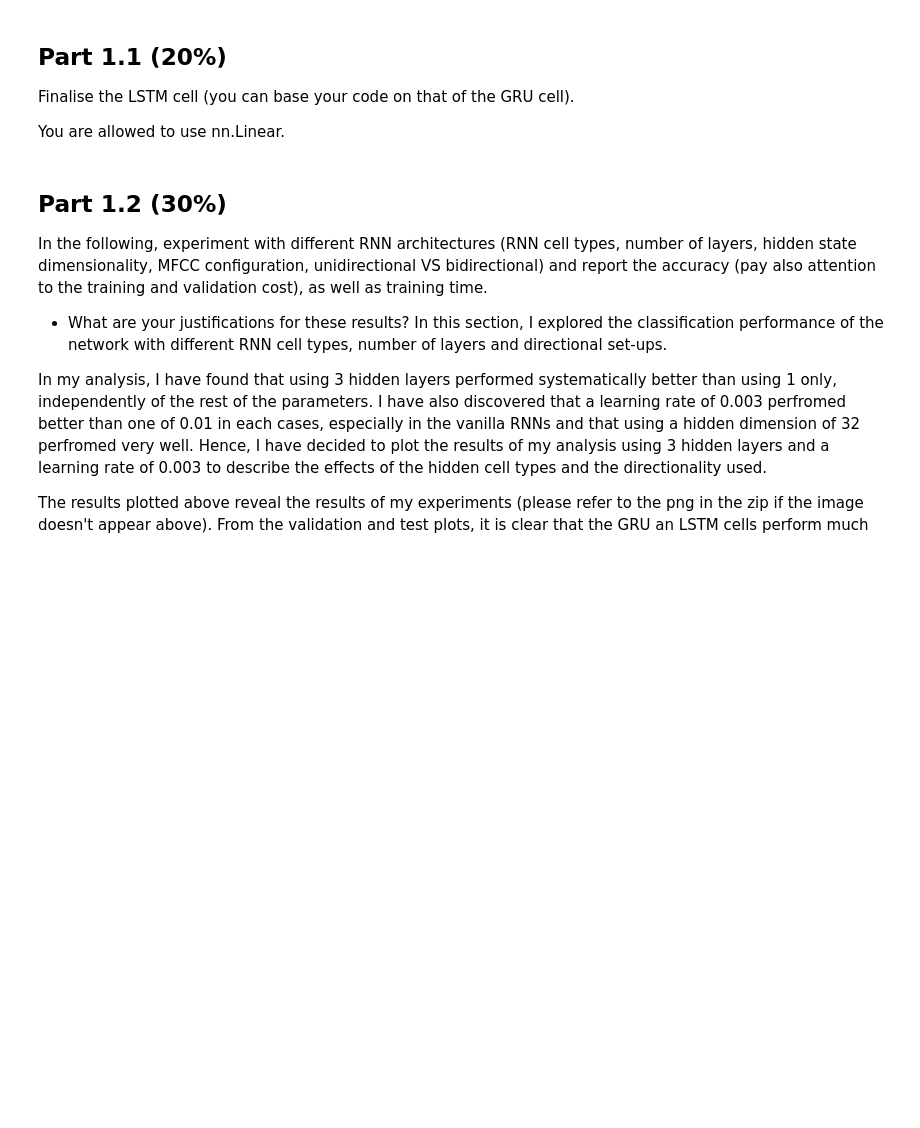
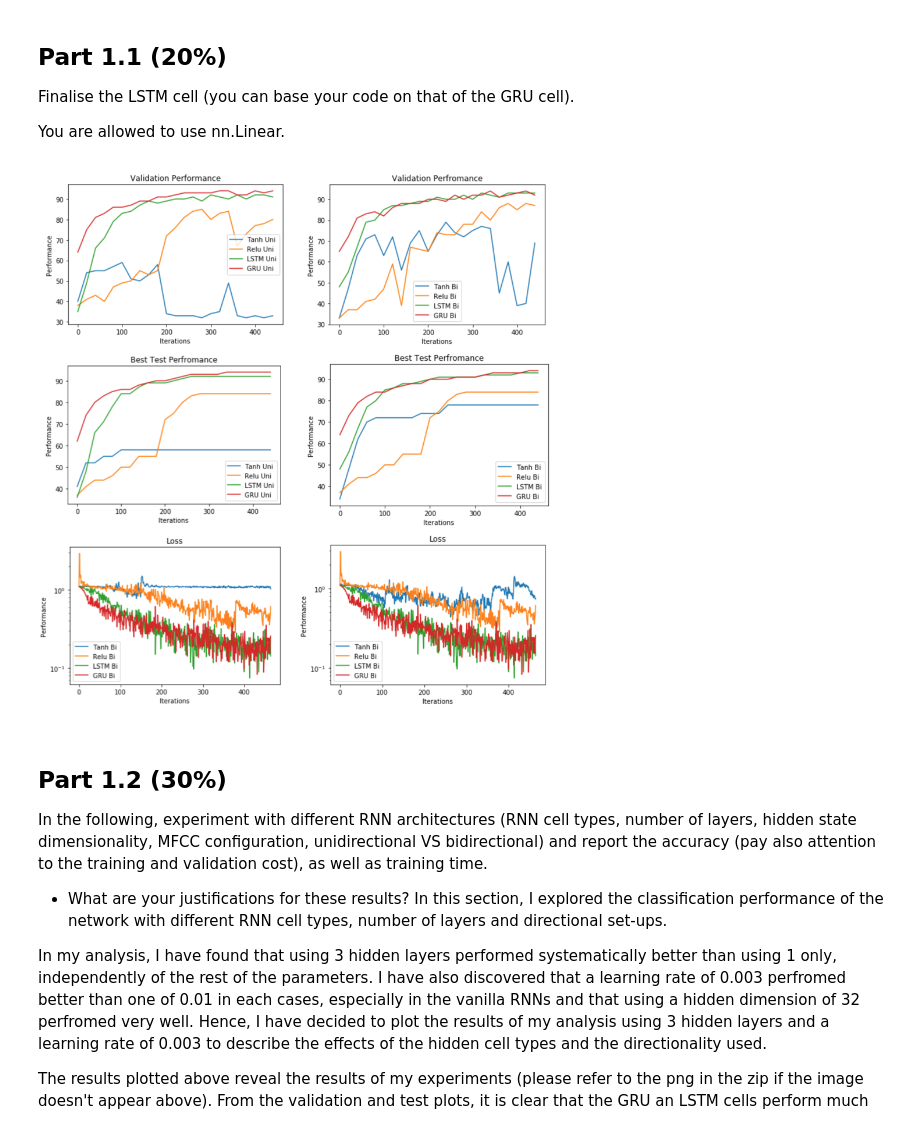
Before and after one commit to Theosau/RNNs, a Jupyter notebook: RNNs.ipynb, the cells around one changed output. Cells and saved outputs as stored; diff of their text form; code cells hidden in the pictures; blank space fills up the shorter version.

Commit message:
Updates the images folder

```diff
--- a/RNNs.ipynb
+++ b/RNNs.ipynb
@@ -778,6 +778,13 @@ class BidirRecurrentModel(nn.Module):
 
         out = self.fc(out)
         return out
+# %%
+# Figure 1, performance and loss results
+
+from IPython.display import Image, display
+display(Image(filename='images/results.png', width=850))
+# %% [output]
+[figure, added]
 # %% [markdown]
 ## Part 1.2 (30%)
 
```
Also changed, not shown: parts of 1 cell of this notebook.
